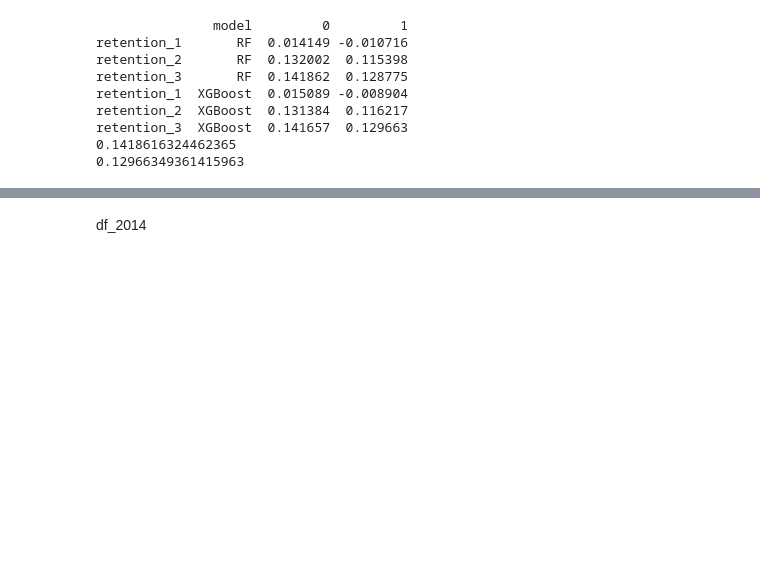
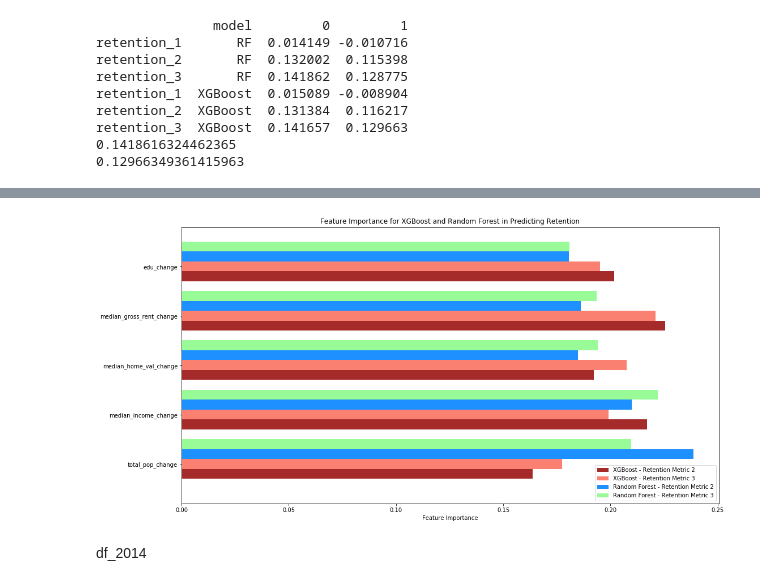
Before and after one commit to nsubbaian/Grameen_America-Data-Science-for-Social-Good, a Jupyter notebook: Midterm Website/Nick/featureMap_Gentrification.ipynb, the cells around one changed output, grey strips where cells are left out. Drawn from its saved outputs; the diff is of its cells as text; code cells hidden in the pictures; blank space fills up the shorter version.

```diff
--- a/Midterm Website/Nick/featureMap_Gentrification.ipynb
+++ b/Midterm Website/Nick/featureMap_Gentrification.ipynb
@@ -252,3 +348,41 @@ test_score
+# %%
+feat_imp = [model.feature_importances_ for model in xgb_model.values()]
+feat_imp = pd.DataFrame(feat_imp, columns = X.columns)
+feat_imp.index = y.columns
+
+feat_imp_rf = [model.feature_importances_ for model in rf_model.values()]
+feat_imp_rf = pd.DataFrame(feat_imp_rf, columns = X.columns)
+feat_imp_rf.index = y.columns
+
+
+df = pd.DataFrame(dict(graph=feat_imp.columns,
+                           n=feat_imp.loc['retention_2', :].values,
+                           m=feat_imp.loc['retention_3', :].values,
+                           k = feat_imp_rf.loc['retention_2', :].values,
+                           l=feat_imp_rf.loc['retention_3', :].values,
+                              ))
+# print(df)
+ind = np.arange(len(df))
+# print(ind)
+width = 0.2
+
+fig, ax = plt.subplots(figsize=(17,9))
+# plt.figure()
+
+ax.barh(ind, df.n, width, color='brown', label='XGBoost - Retention Metric 2')
+ax.barh(ind + width, df.m, width, color='salmon', label='XGBoost - Retention Metric 3')
+ax.barh(ind + width*2, df.k, width, color='dodgerblue', label='Random Forest - Retention Metric 2')
+ax.barh(ind + width*3, df.l, width, color='palegreen', label='Random Forest - Retention Metric 3')
+
+
+ax.set(yticks=ind + width, yticklabels=df.graph, ylim=[2*width - 1, len(df)])
+ax.legend()
+plt.title("Feature Importance for XGBoost and Random Forest in Predicting Retention")
+plt.xlabel("Feature Importance")
+plt.savefig("featimp_gent_bar.png")
+plt.show()
+# %% [output]
+[figure, added]
 # %%
 # plot changes in census data over time for a given zip code
 
```
Also changed, not shown: parts of 8 cells of this notebook.
